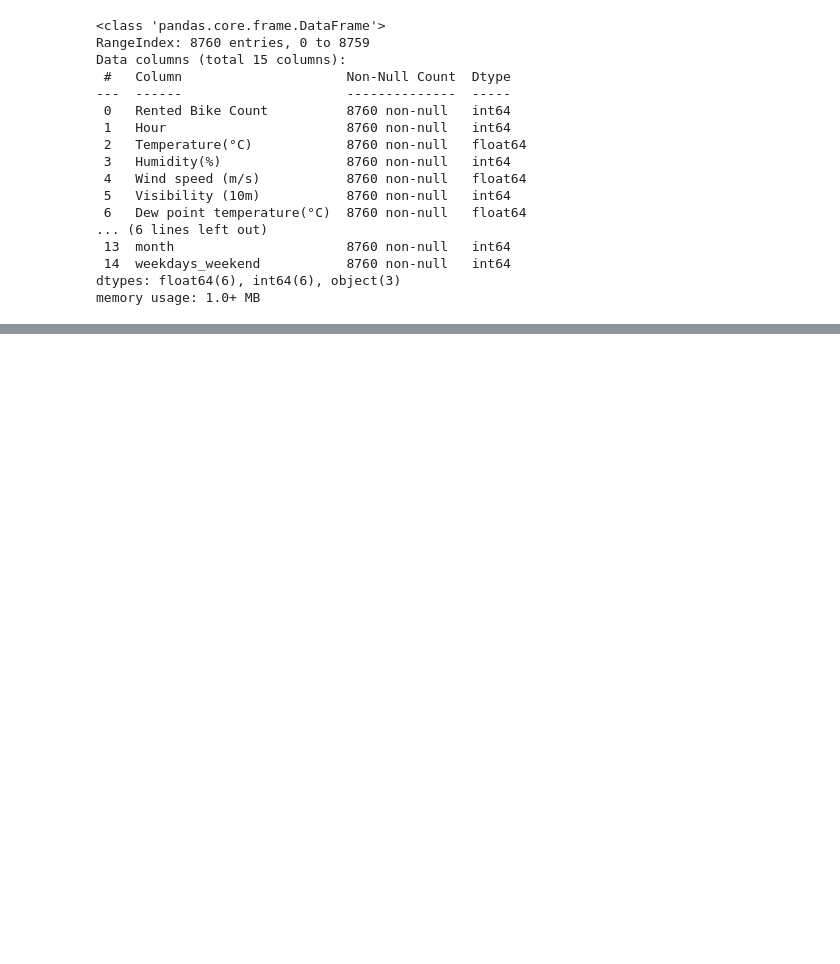
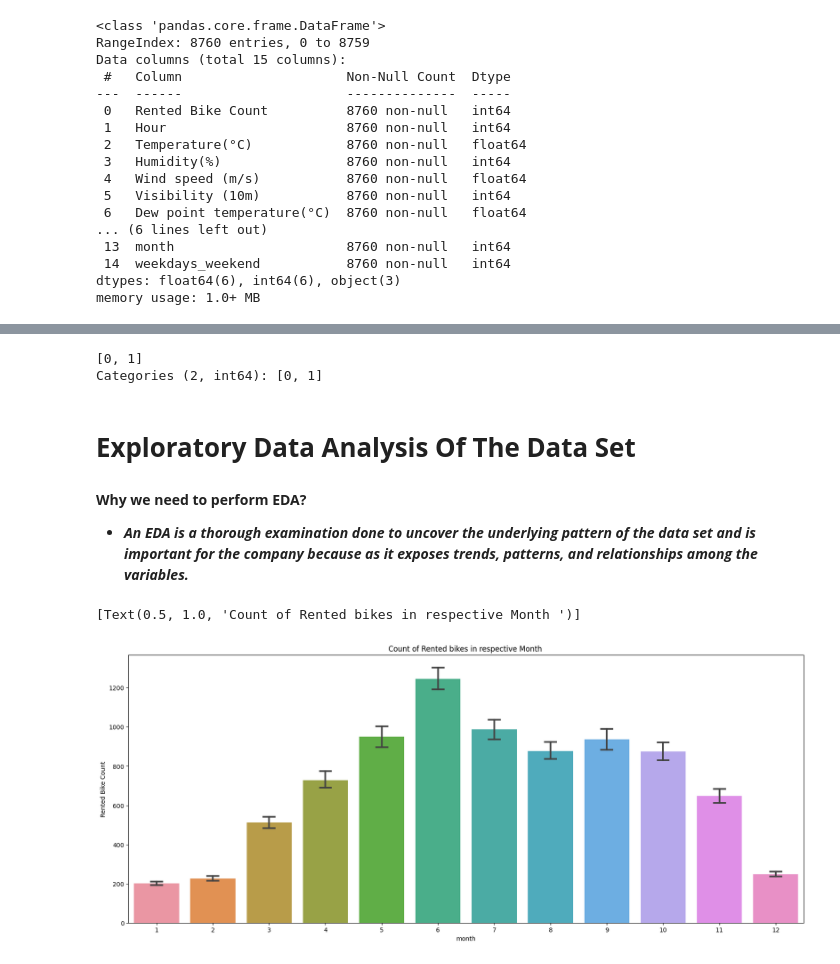
Before and after one commit to KiranKokateGitHub/Bike-Sharing-Demand-Prediction_Regression, a Jupyter notebook: Kiran_Regression.ipynb, the cells around one changed output, grey strips where cells are left out. Saved outputs shown, nothing was run; the diff lists cells and outputs as text; code cells hidden in the pictures; blank space fills up the shorter version.

Commit message:
preprocessing and normalization of data

```diff
--- a/Kiran_Regression.ipynb
+++ b/Kiran_Regression.ipynb
@@ -370,0 +400,4 @@ NameError: ignored
+# %%
+cols=['Hour','month','weekdays_weekend']
+for col in cols:
+  bkdf[col]=bkdf[col].astype('category')
@@ -370,0 +425,19 @@ NameError: ignored
+# %%
+# let's see unique values in weekdays_weekend column.
+bkdf['weekdays_weekend'].unique()
+# %% [output]
+[0, 1]
+Categories (2, int64): [0, 1]
+# %% [markdown]
+# **Exploratory Data Analysis Of The Data Set**
+# %% [markdown]
+**Why we need to perform EDA?**
+* ***An EDA is a thorough examination done to uncover the underlying pattern of the data set and is important for the company because as it exposes trends, patterns, and relationships among  the variables.***
+# %%
+# let's see Count of Rented bikes in respective Month.
+fig,ax=plt.subplots(figsize=(20,8))
+sns.barplot(data=bkdf,x='month',y='Rented Bike Count',ax=ax,capsize=0.2)
+ax.set(title='Count of Rented bikes in respective Month ')
+# %% [output]
+[Text(0.5, 1.0, 'Count of Rented bikes in respective Month ')]
+[figure, added]
```
Also changed, not shown: parts of 23 cells of this notebook.
